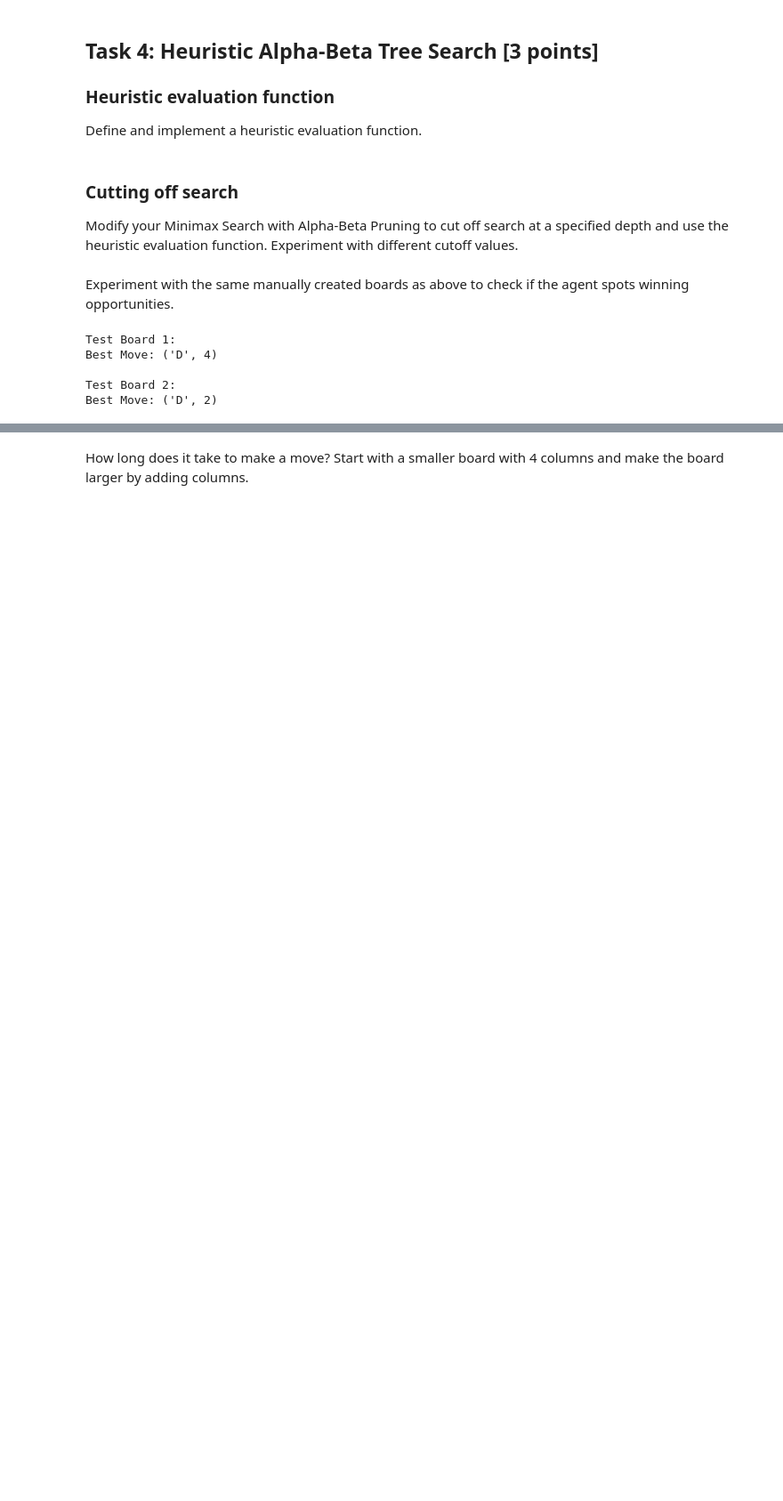
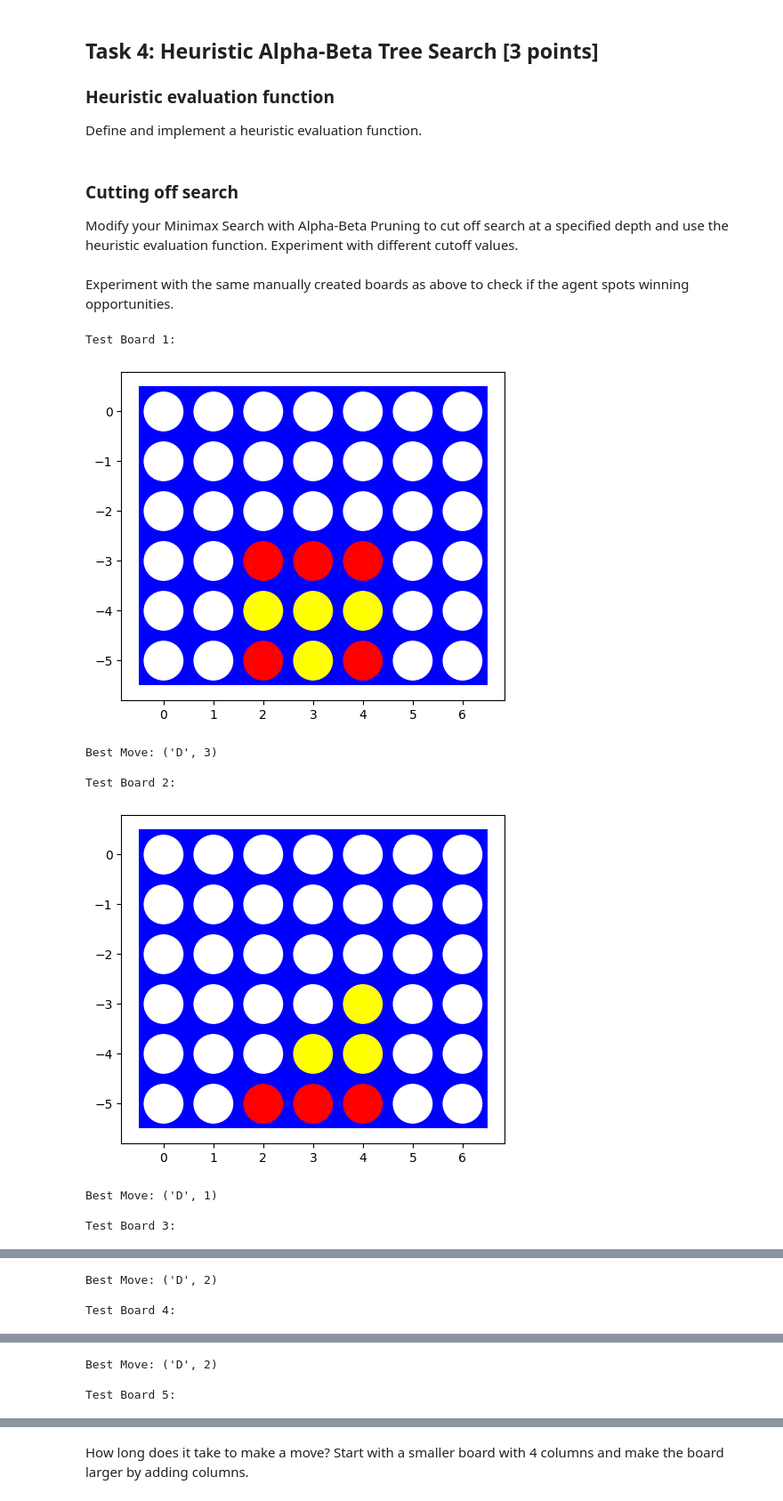
Before and after one commit to codlam26/CSE-352-HW, a Jupyter notebook: Games/assignment_mean_connect4.ipynb, the cells around one changed output, grey strips where cells are left out. Shown at 89% size. Saved outputs shown, nothing was run; the diff lists cells and outputs as text; code cells hidden in the pictures; blank space fills up the shorter version.

```diff
--- a/Games/assignment_mean_connect4.ipynb
+++ b/Games/assignment_mean_connect4.ipynb
@@ -732,28 +802,54 @@ Experiment with the same manually created boards as above to check if the agent
 # %%
 # Testing on different board states
 test_boards = [
     np.array([[0, 0, 0, 0, 0, 0, 0],
               [0, 0, 0, 0, 0, 0, 0],
-              [0, 0, 1, 1, 0, 0, 0],
-              [0, 0, 1,-1,-1, 0, 0],
-              [0, 0,-1, 1,-1, 0, 0],
+              [0, 0, 0, 0, 0, 0, 0],
+              [0, 0, 1, 1, 1, 0, 0],
+              [0, 0,-1,-1,-1, 0, 0],
               [0, 0, 1,-1, 1, 0, 0]]),
 
     np.array([[0, 0, 0, 0, 0, 0, 0],
               [0, 0, 0, 0, 0, 0, 0],
-              [0, 0, 0, -1, 0, 0, 0],
-              [0, 0, 0,-1, -1, 0, 0],
-              [0, 0, 0, 1,-1, 0, 0],
-              [0, 0, 1, 1, 1, -1, 0]])
+              [0, 0, 0, 0, 0, 0, 0],
+              [0, 0, 0, 0, -1, 0, 0],
+              [0, 0, 0, -1,-1, 0, 0],
+              [0, 0, 1, 1, 1, 0, 0]]),
+
+    np.array([[0, 0, 0, 0, 0, 0, 0],
+              [0, 0, 0, 0, 0, 0, 0],
+              [0, 0, 0, 0, 0, 0, 0],
+              [0, 0, 0, 0, 0, 0, 0],
+              [0, 0, 0, 1, 1, 1, 0],
+              [0, 0, 0,-1,-1,-1, 0]]),
+
+    np.array([[0, 0, 0, 0, 0, 0, 0],
+              [0, 0, 0, 0, 0, 0, 0],
+              [0, 0, 0, 0, 0, 0, 0],
+              [0, 0, 0, 0, 0, 0, 0],
+              [0, 0, 0, 1, 0, 0, 0],
+              [0, 0, 0, 1, 0, 0, 0]]),
+
+    np.array([[0, 0, 0, 0, 0, 0, 0],
+              [0, 0, 0, 0, 0, 0, 0],
+              [0, 0, 0, 0, 0, 0, 0],
+              [0, 0, 0, 0, 0, 0, 0],
+              [0, 0, 0, 1, 1, 0, 0],
+              [0, 0, 0,-1,-1, 0, 0]])
 ]
 
 for i, board in enumerate(test_boards):
     print(f"Test Board {i+1}:")
+    visualize(board)
     move = heuristic_minimax_agent(board, player=1, depth=4, last_mean_move=False)
     print(f"Best Move: {move}\n")
 # %% [output]
 Test Board 1:
-Best Move: ('D', 4)
-
-Test Board 2:
-Best Move: ('D', 2)
+[figure, added]
+Best Move: ('D', 3)
+
+Test Board 2:
+[figure, added]
+Best Move: ('D', 1)
+
+Test Board 3:
@@ -759,0 +857,3 @@ Best Move: ('D', 2)
+Best Move: ('D', 2)
+
+Test Board 4:
@@ -759,0 +861,3 @@ Best Move: ('D', 2)
+Best Move: ('D', 2)
+
+Test Board 5:
```
Also changed, not shown: parts of 17 cells of this notebook.
